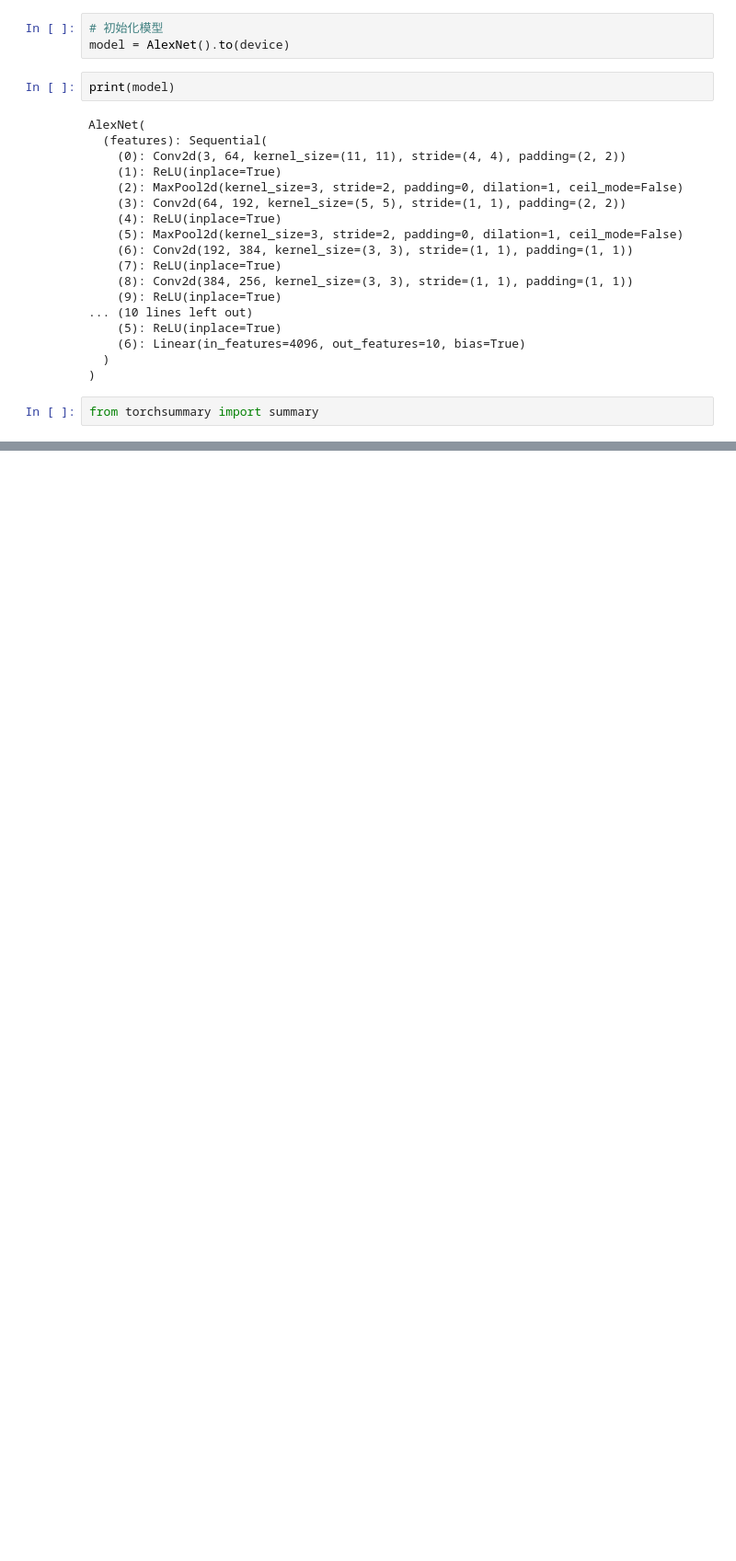
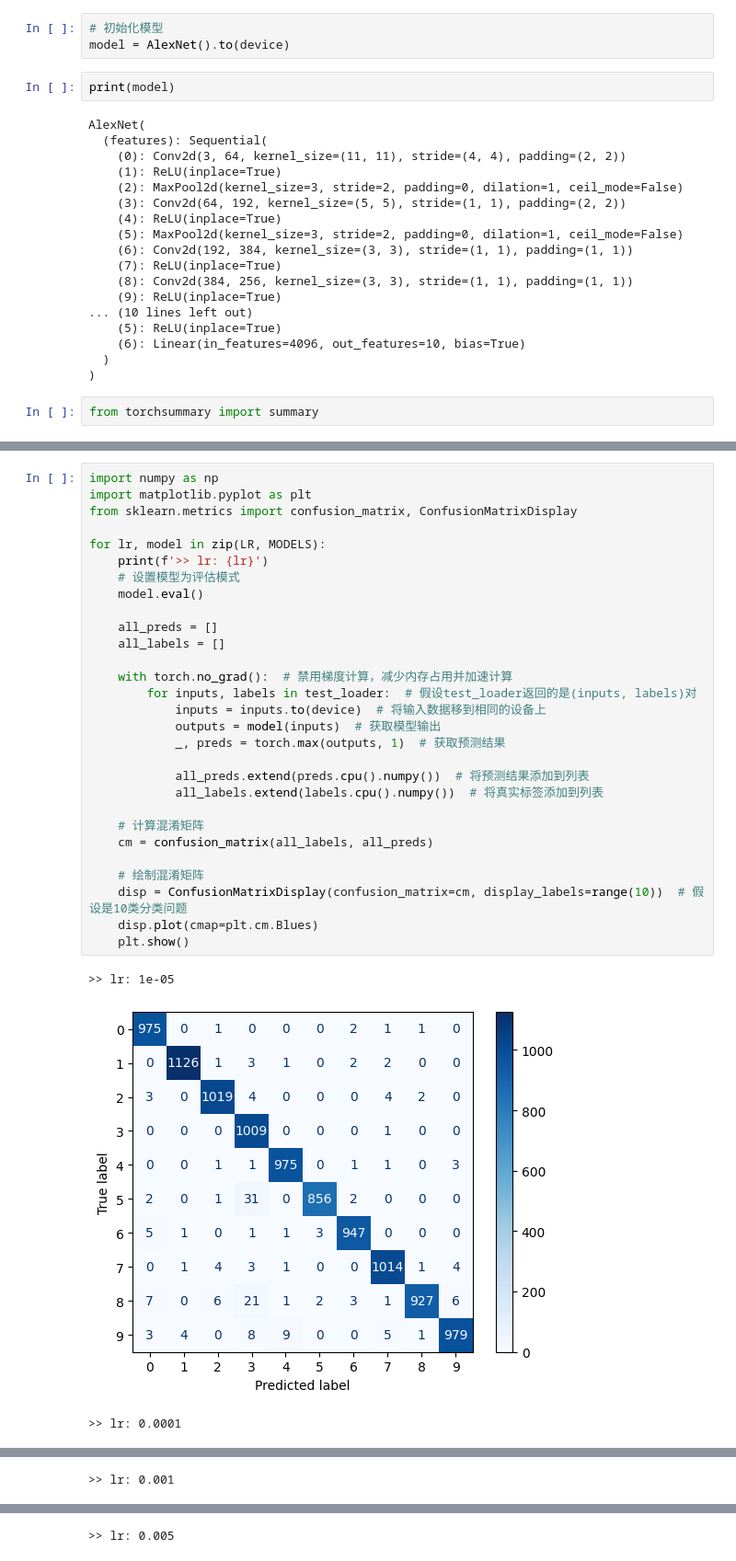
Before and after one commit to HugoPhi/baseline_sensor_har, a Jupyter notebook: alexnet/AlexNet.ipynb, the cells around one changed output, grey strips where cells are left out. Shown: that part at 92% size. Drawn from its saved outputs; the diff is of its cells as text; blank space fills up the shorter version.

```diff
--- a/alexnet/AlexNet.ipynb
+++ b/alexnet/AlexNet.ipynb
@@ -209,0 +304,33 @@ visualize_conv_weights(first_conv_layer, 'First Conv Layer')
+# %%
+import numpy as np
+import matplotlib.pyplot as plt
+from sklearn.metrics import confusion_matrix, ConfusionMatrixDisplay
+
+for lr, model in zip(LR, MODELS):
+    print(f'>> lr: {lr}')
+    # 设置模型为评估模式
+    model.eval()
+
+    all_preds = []
+    all_labels = []
+
+    with torch.no_grad():  # 禁用梯度计算，减少内存占用并加速计算
+        for inputs, labels in test_loader:  # 假设test_loader返回的是(inputs, labels)对
+            inputs = inputs.to(device)  # 将输入数据移到相同的设备上
+            outputs = model(inputs)  # 获取模型输出
+            _, preds = torch.max(outputs, 1)  # 获取预测结果
+
+            all_preds.extend(preds.cpu().numpy())  # 将预测结果添加到列表
+            all_labels.extend(labels.cpu().numpy())  # 将真实标签添加到列表
+
+    # 计算混淆矩阵
+    cm = confusion_matrix(all_labels, all_preds)
+
+    # 绘制混淆矩阵
+    disp = ConfusionMatrixDisplay(confusion_matrix=cm, display_labels=range(10))  # 假设是10类分类问题
+    disp.plot(cmap=plt.cm.Blues)
+    plt.show()
+# %% [output]
+>> lr: 1e-05
+[figure, added]
+>> lr: 0.0001
@@ -209,0 +338 @@ visualize_conv_weights(first_conv_layer, 'First Conv Layer')
+>> lr: 0.001
@@ -209,0 +340 @@ visualize_conv_weights(first_conv_layer, 'First Conv Layer')
+>> lr: 0.005
```
Also changed, not shown: parts of 14 cells of this notebook, 8 other files.
